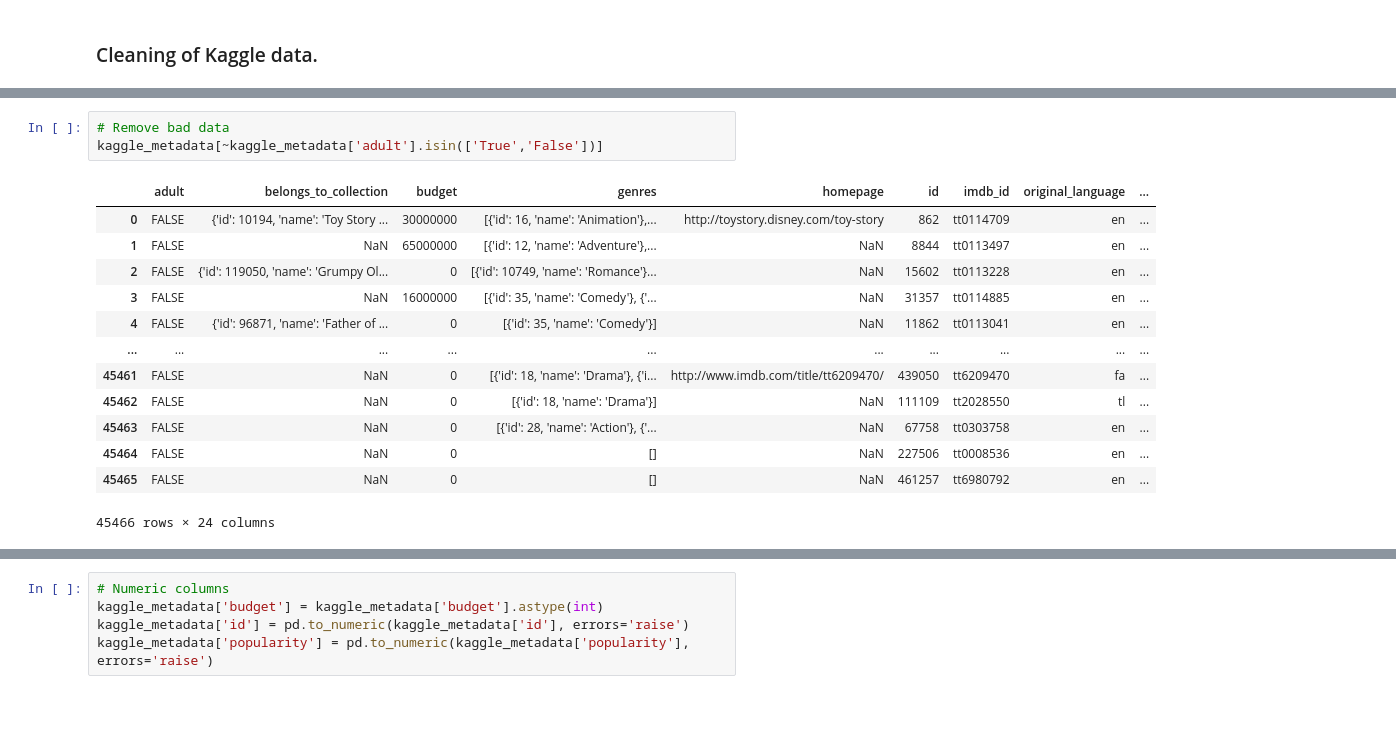
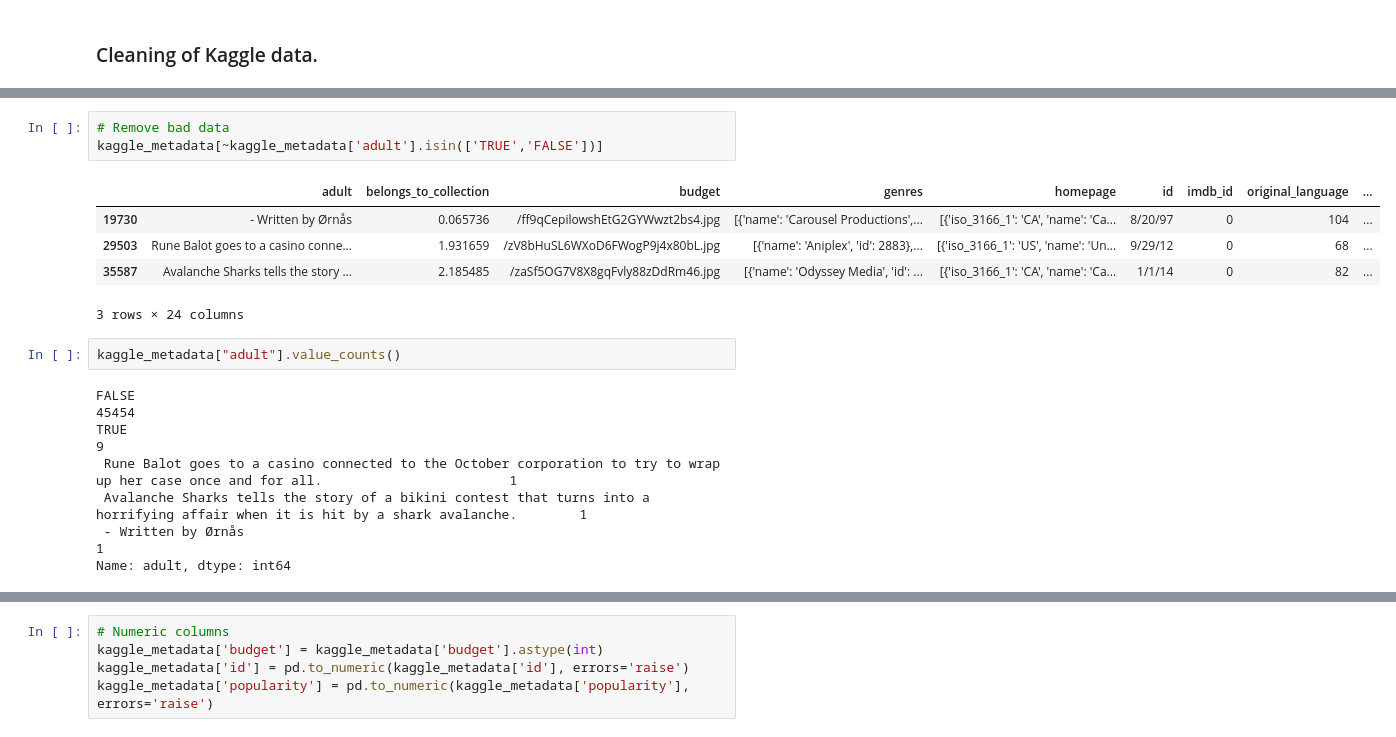
Before and after one commit to krishnakalisarkar/Movies_ETL, a Jupyter notebook: Kaggle_data.ipynb, the cells around one changed output, grey strips where cells are left out. Saved outputs shown, nothing was run; the diff lists cells and outputs as text; blank space fills up the shorter version.

```diff
--- a/Kaggle_data.ipynb
+++ b/Kaggle_data.ipynb
@@ -100,18 +100,19 @@ TRUE
 Name: adult, dtype: int64
 # %%
 # Remove bad data
-kaggle_metadata[~kaggle_metadata['adult'].isin(['True','False'])]
+kaggle_metadata[~kaggle_metadata['adult'].isin(['TRUE','FALSE'])]
 # %% [output]
 |  | adult | belongs_to_collection | budget | genres | homepage | id | imdb_id | original_language | ... |
-| 0 | FALSE | {'id': 10194, 'name': 'Toy Story ... | 30000000 | [{'id': 16, 'name': 'Animation'},... | http://toystory.disney.com/toy-story | 862 | tt0114709 | en | ... |
-| 1 | FALSE | NaN | 65000000 | [{'id': 12, 'name': 'Adventure'},... | NaN | 8844 | tt0113497 | en | ... |
-| 2 | FALSE | {'id': 119050, 'name': 'Grumpy Ol... | 0 | [{'id': 10749, 'name': 'Romance'}... | NaN | 15602 | tt0113228 | en | ... |
-| 3 | FALSE | NaN | 16000000 | [{'id': 35, 'name': 'Comedy'}, {'... | NaN | 31357 | tt0114885 | en | ... |
-| 4 | FALSE | {'id': 96871, 'name': 'Father of ... | 0 | [{'id': 35, 'name': 'Comedy'}] | NaN | 11862 | tt0113041 | en | ... |
-| ... | ... | ... | ... | ... | ... | ... | ... | ... | ... |
-| 45461 | FALSE | NaN | 0 | [{'id': 18, 'name': 'Drama'}, {'i... | http://www.imdb.com/title/tt6209470/ | 439050 | tt6209470 | fa | ... |
-| 45462 | FALSE | NaN | 0 | [{'id': 18, 'name': 'Drama'}] | NaN | 111109 | tt2028550 | tl | ... |
-| 45463 | FALSE | NaN | 0 | [{'id': 28, 'name': 'Action'}, {'... | NaN | 67758 | tt0303758 | en | ... |
-| 45464 | FALSE | NaN | 0 | [] | NaN | 227506 | tt0008536 | en | ... |
-| 45465 | FALSE | NaN | 0 | [] | NaN | 461257 | tt6980792 | en | ... |
+| 19730 | - Written by Ørnås | 0.065736 | /ff9qCepilowshEtG2GYWwzt2bs4.jpg | [{'name': 'Carousel Productions',... | [{'iso_3166_1': 'CA', 'name': 'Ca... | 8/20/97 | 0 | 104 | ... |
+| 29503 | Rune Balot goes to a casino conne... | 1.931659 | /zV8bHuSL6WXoD6FWogP9j4x80bL.jpg | [{'name': 'Aniplex', 'id': 2883},... | [{'iso_3166_1': 'US', 'name': 'Un... | 9/29/12 | 0 | 68 | ... |
+| 35587 | Avalanche Sharks tells the story ... | 2.185485 | /zaSf5OG7V8X8gqFvly88zDdRm46.jpg | [{'name': 'Odyssey Media', 'id': ... | [{'iso_3166_1': 'CA', 'name': 'Ca... | 1/1/14 | 0 | 82 | ... |
-45466 rows × 24 columns
+3 rows × 24 columns
+# %%
+kaggle_metadata["adult"].value_counts()
+# %% [output]
+FALSE                                                                                                                             45454
+TRUE                                                                                                                                  9
+ Rune Balot goes to a casino connected to the October corporation to try to wrap up her case once and for all.                        1
+ Avalanche Sharks tells the story of a bikini contest that turns into a horrifying affair when it is hit by a shark avalanche.        1
+ - Written by Ørnås                                                                                                                   1
+Name: adult, dtype: int64
```
Also changed, not shown: parts of 13 cells of this notebook, 1 other file.
